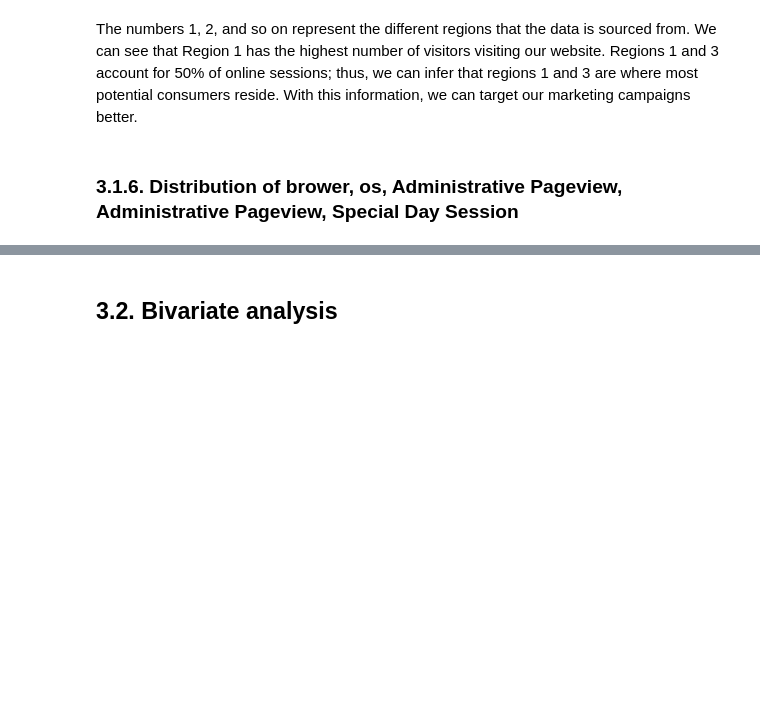
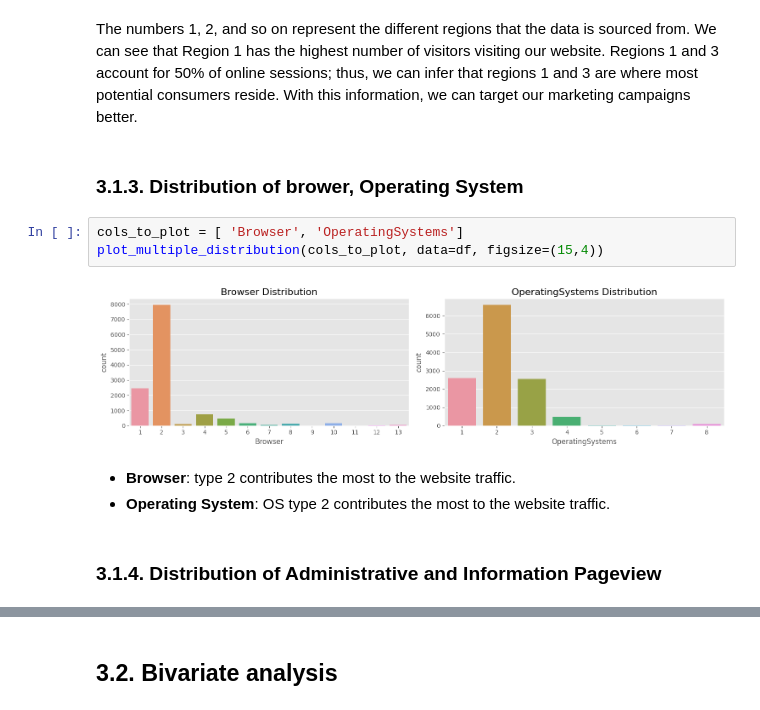
Before and after one commit to EveTLynn/Packt-Data-Analysis-Workshop, a Jupyter notebook: C5_Analyzing_the_Online_Shopper’s_Purchase_Attention.ipynb, the cells around one changed output, grey strips where cells are left out. Cells and saved outputs as stored; diff of their text form; blank space fills up the shorter version.

```diff
--- a/C5_Analyzing_the_Online_Shopper’s_Purchase_Attention.ipynb
+++ b/C5_Analyzing_the_Online_Shopper’s_Purchase_Attention.ipynb
@@ -272,5 +211,15 @@ Name: Region, dtype: float64
 # %% [markdown]
 The numbers 1, 2, and so on represent the different regions that the data is sourced from. We can see that Region 1 has the highest number of visitors visiting our website.
 Regions 1 and 3 account for 50% of online sessions; thus, we can infer that regions 1 and 3 are where most potential consumers reside. With this information, we can target our marketing campaigns better.
+# %% [markdown]
+### 3.1.3. Distribution of brower, Operating System
+# %%
+cols_to_plot = [ 'Browser', 'OperatingSystems']
+plot_multiple_distribution(cols_to_plot, data=df, figsize=(15,4))
+# %% [output]
+[figure, added]
+# %% [markdown]
+- **Browser**: type 2 contributes the most to the website traffic.
+- **Operating System**: OS type 2 contributes the most to the website traffic.
 # %% [markdown]
-### 3.1.6. Distribution of brower, os, Administrative Pageview, Administrative Pageview, Special Day Session
+### 3.1.4. Distribution of Administrative and Information Pageview
```
Also changed, not shown: parts of 107 cells of this notebook.
